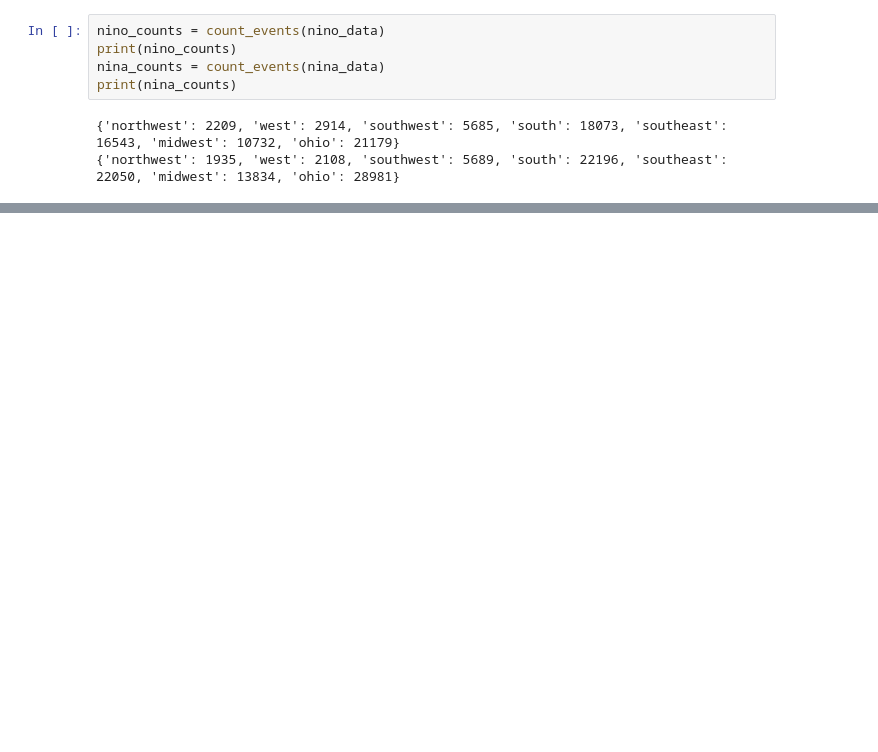
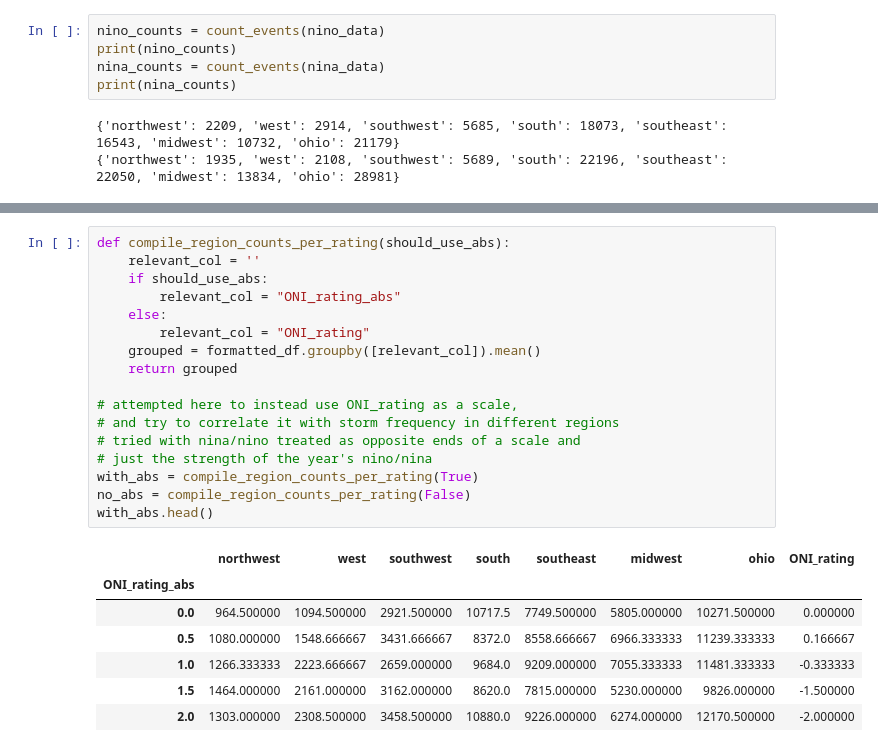
Before and after one commit to elizabethmorgan26/team1, a Jupyter notebook: nino_nina_questions.ipynb, the cells around one changed output, grey strips where cells are left out. Drawn from its saved outputs; the diff is of its cells as text; blank space fills up the shorter version.

```diff
--- a/nino_nina_questions.ipynb
+++ b/nino_nina_questions.ipynb
@@ -70,0 +208,25 @@ print(interval_counts)
+# %%
+def compile_region_counts_per_rating(should_use_abs):
+    relevant_col = ''
+    if should_use_abs:
+        relevant_col = "ONI_rating_abs"
+    else:
+        relevant_col = "ONI_rating"
+    grouped = formatted_df.groupby([relevant_col]).mean()
+    return grouped
+
+# attempted here to instead use ONI_rating as a scale,
+# and try to correlate it with storm frequency in different regions
+# tried with nina/nino treated as opposite ends of a scale and
+# just the strength of the year's nino/nina
+with_abs = compile_region_counts_per_rating(True)
+no_abs = compile_region_counts_per_rating(False)
+with_abs.head()
+# %% [output]
+|  | northwest | west | southwest | south | southeast | midwest | ohio | ONI_rating |
+| ONI_rating_abs |  |  |  |  |  |  |  |  |
+| 0.0 | 964.500000 | 1094.500000 | 2921.500000 | 10717.5 | 7749.500000 | 5805.000000 | 10271.500000 | 0.000000 |
+| 0.5 | 1080.000000 | 1548.666667 | 3431.666667 | 8372.0 | 8558.666667 | 6966.333333 | 11239.333333 | 0.166667 |
+| 1.0 | 1266.333333 | 2223.666667 | 2659.000000 | 9684.0 | 9209.000000 | 7055.333333 | 11481.333333 | -0.333333 |
+| 1.5 | 1464.000000 | 2161.000000 | 3162.000000 | 8620.0 | 7815.000000 | 5230.000000 | 9826.000000 | -1.500000 |
+| 2.0 | 1303.000000 | 2308.500000 | 3458.500000 | 10880.0 | 9226.000000 | 6274.000000 | 12170.500000 | -2.000000 |
```
Also changed, not shown: parts of 10 cells of this notebook, 2 other files.
